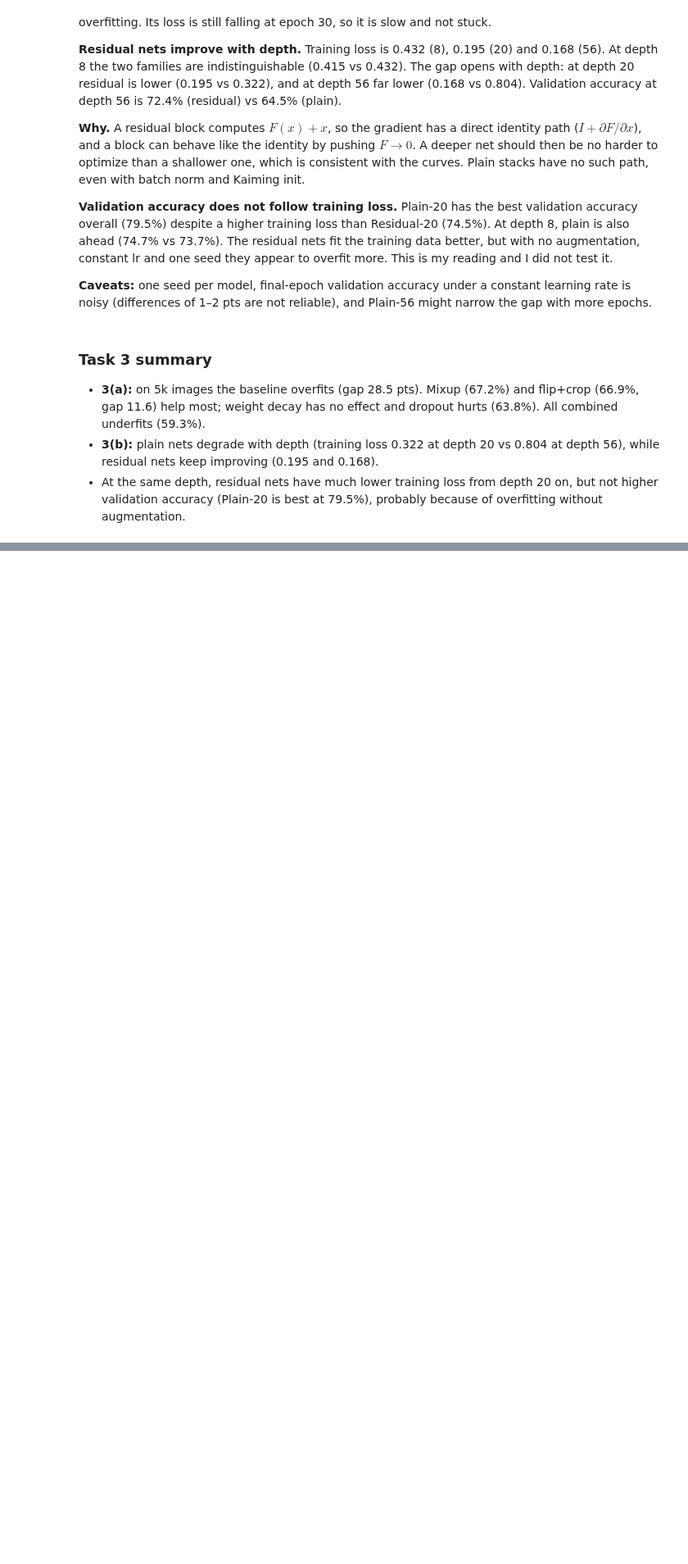
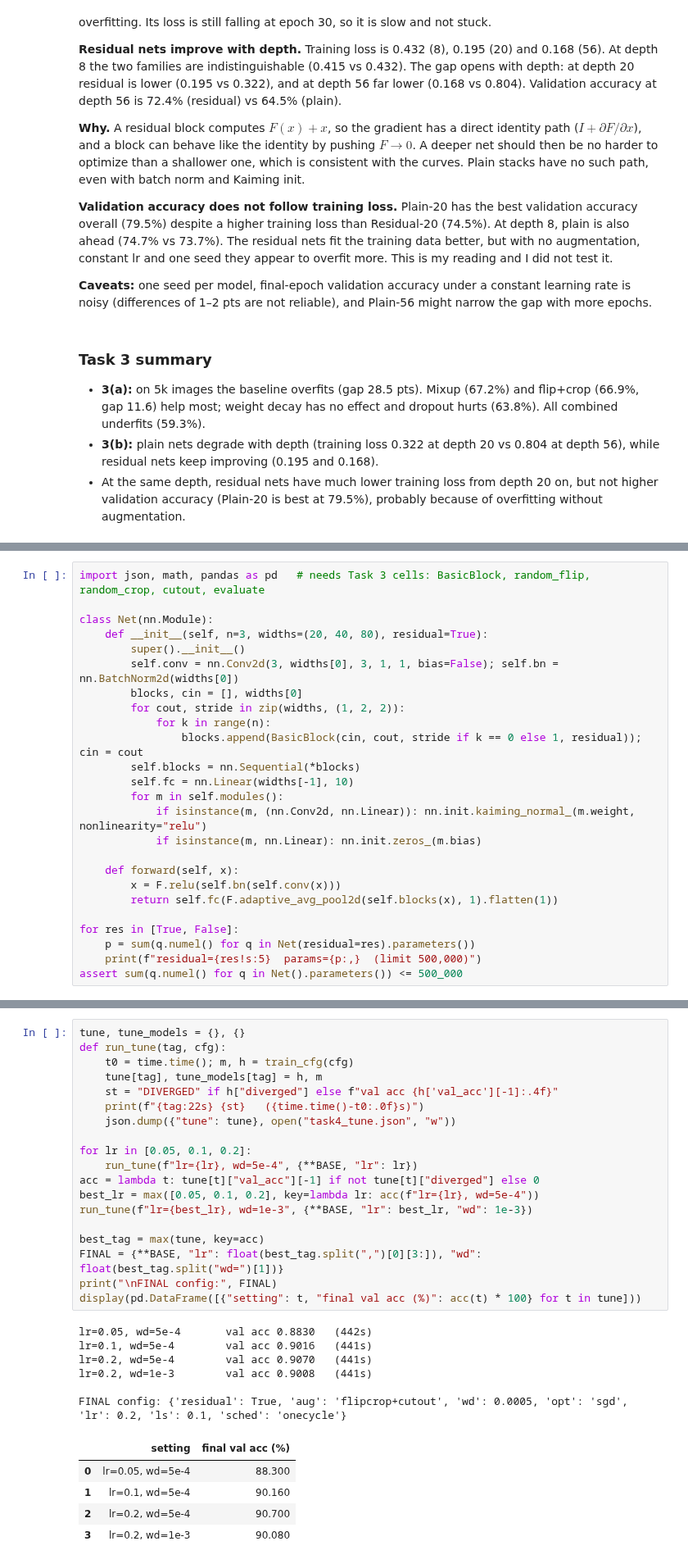
Before and after one commit to rivindu02/EN4554-Assignment-2-on-CNNs, a Jupyter notebook: EN4554_A2_CNNs.ipynb, the cells around one changed output, grey strips where cells are left out. Shown at 82% size. Cells and saved outputs as stored; diff of their text form; blank space fills up the shorter version.

```diff
--- a/EN4554_A2_CNNs.ipynb
+++ b/EN4554_A2_CNNs.ipynb
@@ -1208,0 +1215,25 @@ Plain and residual nets of the same depth have identical parameter counts, so th
+# %%
+import json, math, pandas as pd   # needs Task 3 cells: BasicBlock, random_flip, random_crop, cutout, evaluate
+
+class Net(nn.Module):
+    def __init__(self, n=3, widths=(20, 40, 80), residual=True):
+        super().__init__()
+        self.conv = nn.Conv2d(3, widths[0], 3, 1, 1, bias=False); self.bn = nn.BatchNorm2d(widths[0])
+        blocks, cin = [], widths[0]
+        for cout, stride in zip(widths, (1, 2, 2)):
+            for k in range(n):
+                blocks.append(BasicBlock(cin, cout, stride if k == 0 else 1, residual)); cin = cout
+        self.blocks = nn.Sequential(*blocks)
+        self.fc = nn.Linear(widths[-1], 10)
+        for m in self.modules():
+            if isinstance(m, (nn.Conv2d, nn.Linear)): nn.init.kaiming_normal_(m.weight, nonlinearity="relu")
+            if isinstance(m, nn.Linear): nn.init.zeros_(m.bias)
+
+    def forward(self, x):
+        x = F.relu(self.bn(self.conv(x)))
+        return self.fc(F.adaptive_avg_pool2d(self.blocks(x), 1).flatten(1))
+
+for res in [True, False]:
+    p = sum(q.numel() for q in Net(residual=res).parameters())
+    print(f"residual={res!s:5}  params={p:,}  (limit 500,000)")
+assert sum(q.numel() for q in Net().parameters()) <= 500_000
@@ -1208,0 +1284,31 @@ Plain and residual nets of the same depth have identical parameter counts, so th
+# %%
+tune, tune_models = {}, {}
+def run_tune(tag, cfg):
+    t0 = time.time(); m, h = train_cfg(cfg)
+    tune[tag], tune_models[tag] = h, m
+    st = "DIVERGED" if h["diverged"] else f"val acc {h['val_acc'][-1]:.4f}"
+    print(f"{tag:22s} {st}   ({time.time()-t0:.0f}s)")
+    json.dump({"tune": tune}, open("task4_tune.json", "w"))
+
+for lr in [0.05, 0.1, 0.2]:
+    run_tune(f"lr={lr}, wd=5e-4", {**BASE, "lr": lr})
+acc = lambda t: tune[t]["val_acc"][-1] if not tune[t]["diverged"] else 0
+best_lr = max([0.05, 0.1, 0.2], key=lambda lr: acc(f"lr={lr}, wd=5e-4"))
+run_tune(f"lr={best_lr}, wd=1e-3", {**BASE, "lr": best_lr, "wd": 1e-3})
+
+best_tag = max(tune, key=acc)
+FINAL = {**BASE, "lr": float(best_tag.split(",")[0][3:]), "wd": float(best_tag.split("wd=")[1])}
+print("\nFINAL config:", FINAL)
+display(pd.DataFrame([{"setting": t, "final val acc (%)": acc(t) * 100} for t in tune]))
+# %% [output]
+lr=0.05, wd=5e-4       val acc 0.8830   (442s)
+lr=0.1, wd=5e-4        val acc 0.9016   (441s)
+lr=0.2, wd=5e-4        val acc 0.9070   (441s)
+lr=0.2, wd=1e-3        val acc 0.9008   (441s)
+
+FINAL config: {'residual': True, 'aug': 'flipcrop+cutout', 'wd': 0.0005, 'opt': 'sgd', 'lr': 0.2, 'ls': 0.1, 'sched': 'onecycle'}
+|  | setting | final val acc (%) |
+| 0 | lr=0.05, wd=5e-4 | 88.300 |
+| 1 | lr=0.1, wd=5e-4 | 90.160 |
+| 2 | lr=0.2, wd=5e-4 | 90.700 |
+| 3 | lr=0.2, wd=1e-3 | 90.080 |
```
Also changed, not shown: parts of 27 cells of this notebook.
